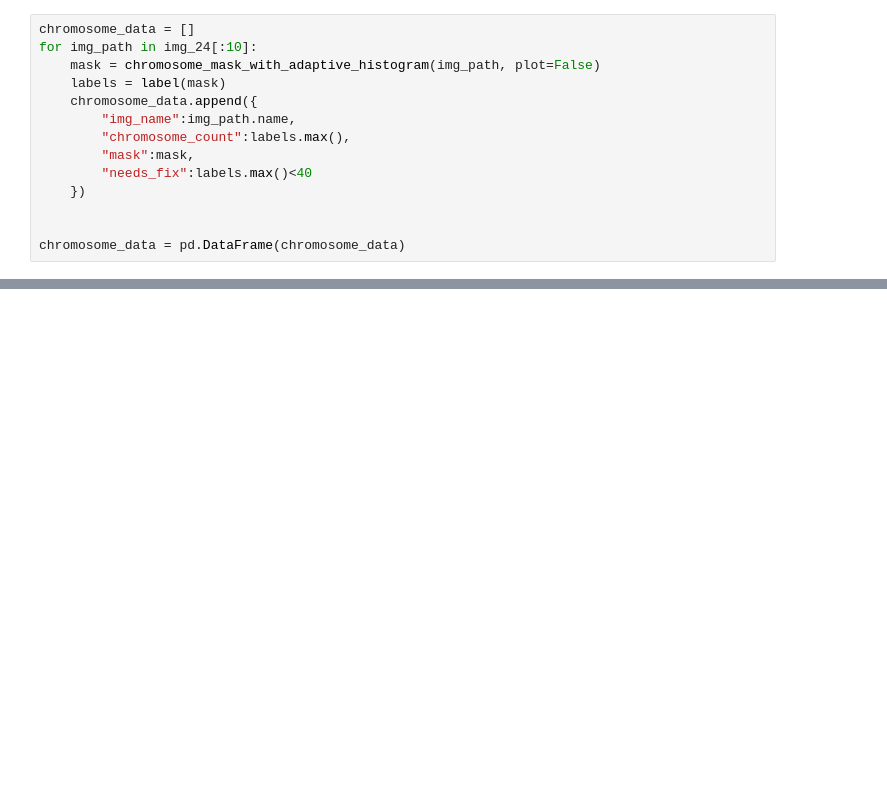
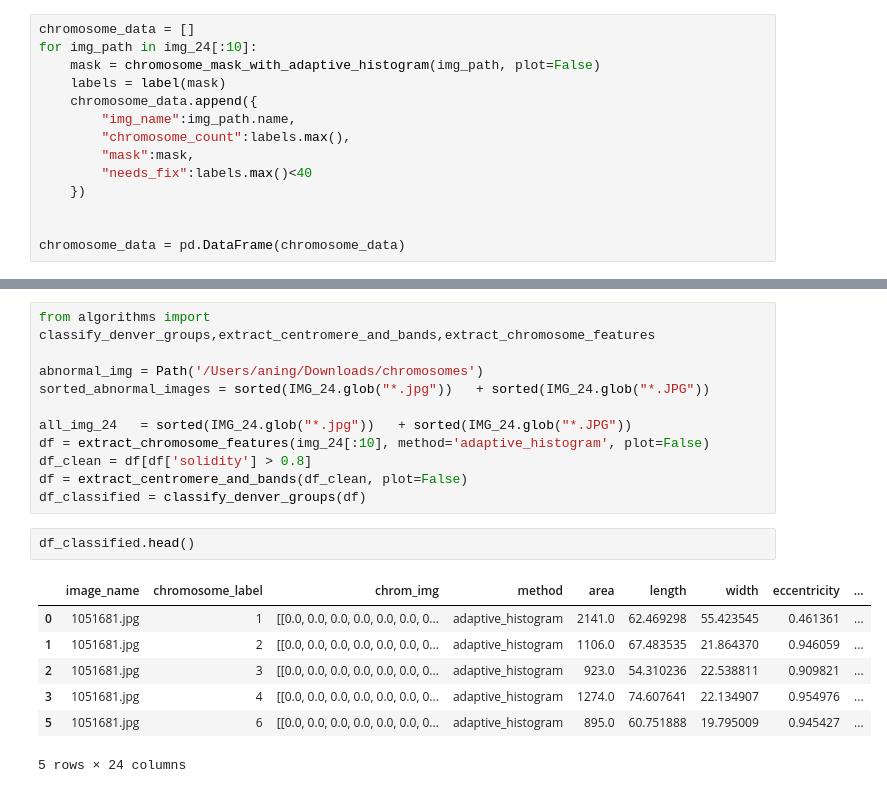
Before and after one commit to KojoAning/BME1433, a Jupyter notebook: bme.ipynb, the cells around one changed output, grey strips where cells are left out. Saved outputs shown, nothing was run; the diff lists cells and outputs as text; blank space fills up the shorter version.

```diff
--- a/bme.ipynb
+++ b/bme.ipynb
@@ -204,0 +60,21 @@ df.head()
+# %%
+from algorithms import classify_denver_groups,extract_centromere_and_bands,extract_chromosome_features
+
+abnormal_img = Path('/Users/aning/Downloads/chromosomes')
+sorted_abnormal_images = sorted(IMG_24.glob("*.jpg"))   + sorted(IMG_24.glob("*.JPG"))
+
+all_img_24   = sorted(IMG_24.glob("*.jpg"))   + sorted(IMG_24.glob("*.JPG"))
+df = extract_chromosome_features(img_24[:10], method='adaptive_histogram', plot=False)
+df_clean = df[df['solidity'] > 0.8]
+df = extract_centromere_and_bands(df_clean, plot=False)
+df_classified = classify_denver_groups(df)
+# %%
+df_classified.head()
+# %% [output]
+|  | image_name | chromosome_label | chrom_img | method | area | length | width | eccentricity | ... |
+| 0 | 1051681.jpg | 1 | [[0.0, 0.0, 0.0, 0.0, 0.0, 0.0, 0... | adaptive_histogram | 2141.0 | 62.469298 | 55.423545 | 0.461361 | ... |
+| 1 | 1051681.jpg | 2 | [[0.0, 0.0, 0.0, 0.0, 0.0, 0.0, 0... | adaptive_histogram | 1106.0 | 67.483535 | 21.864370 | 0.946059 | ... |
+| 2 | 1051681.jpg | 3 | [[0.0, 0.0, 0.0, 0.0, 0.0, 0.0, 0... | adaptive_histogram | 923.0 | 54.310236 | 22.538811 | 0.909821 | ... |
+| 3 | 1051681.jpg | 4 | [[0.0, 0.0, 0.0, 0.0, 0.0, 0.0, 0... | adaptive_histogram | 1274.0 | 74.607641 | 22.134907 | 0.954976 | ... |
+| 5 | 1051681.jpg | 6 | [[0.0, 0.0, 0.0, 0.0, 0.0, 0.0, 0... | adaptive_histogram | 895.0 | 60.751888 | 19.795009 | 0.945427 | ... |
+5 rows × 24 columns
```
Also changed, not shown: parts of 9 cells of this notebook, 3 other files.
